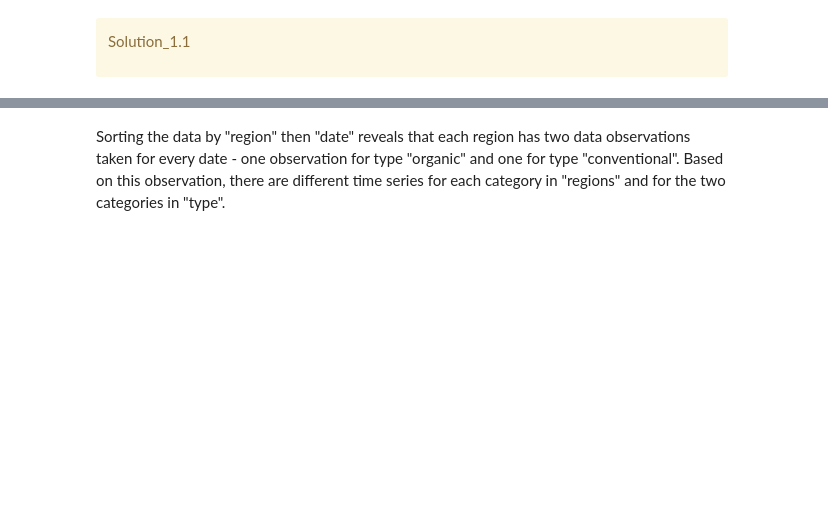
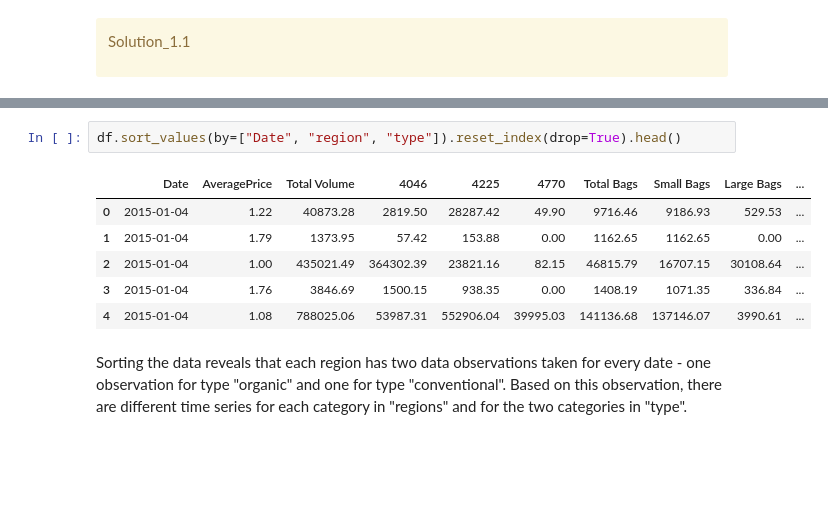
Before and after one commit to madihung/cpsc330, a Jupyter notebook: hw8/hw8.ipynb, the cells around one changed output, grey strips where cells are left out. Drawn from its saved outputs; the diff is of its cells as text; blank space fills up the shorter version.

```diff
--- a/hw8/hw8.ipynb
+++ b/hw8/hw8.ipynb
@@ -109,8 +119,17 @@ df.sort_values(by=["type", "Date"]).reset_index(drop=True).head()
 | 2 | 2015-01-04 | 1.08 | 788025.06 | 53987.31 | 552906.04 | 39995.03 | 141136.68 | 137146.07 | 3990.61 | ... |
 | 3 | 2015-01-04 | 1.01 | 80034.32 | 44562.12 | 24964.23 | 2752.35 | 7755.62 | 6064.30 | 1691.32 | ... |
 | 4 | 2015-01-04 | 1.02 | 491738.00 | 7193.87 | 396752.18 | 128.82 | 87663.13 | 87406.84 | 256.29 | ... |
+# %%
+df.sort_values(by=["Date", "region", "type"]).reset_index(drop=True).head()
+# %% [output]
+|  | Date | AveragePrice | Total Volume | 4046 | 4225 | 4770 | Total Bags | Small Bags | Large Bags | ... |
+| 0 | 2015-01-04 | 1.22 | 40873.28 | 2819.50 | 28287.42 | 49.90 | 9716.46 | 9186.93 | 529.53 | ... |
+| 1 | 2015-01-04 | 1.79 | 1373.95 | 57.42 | 153.88 | 0.00 | 1162.65 | 1162.65 | 0.00 | ... |
+| 2 | 2015-01-04 | 1.00 | 435021.49 | 364302.39 | 23821.16 | 82.15 | 46815.79 | 16707.15 | 30108.64 | ... |
+| 3 | 2015-01-04 | 1.76 | 3846.69 | 1500.15 | 938.35 | 0.00 | 1408.19 | 1071.35 | 336.84 | ... |
+| 4 | 2015-01-04 | 1.08 | 788025.06 | 53987.31 | 552906.04 | 39995.03 | 141136.68 | 137146.07 | 3990.61 | ... |
 # %% [markdown]
-Sorting the data by "region" then "date" reveals that each region has two data observations taken for every date - one observation for type "organic" and one for type "conventional". Based on this observation, there are different time series for each category in "regions" and for the two categories in "type".
+Sorting the data reveals that each region has two data observations taken for every date - one observation for type "organic" and one for type "conventional". Based on this observation, there are different time series for each category in "regions" and for the two categories in "type".
 # %% [markdown]
 <!-- END QUESTION -->
 
```
Also changed, not shown: parts of 14 cells of this notebook.
